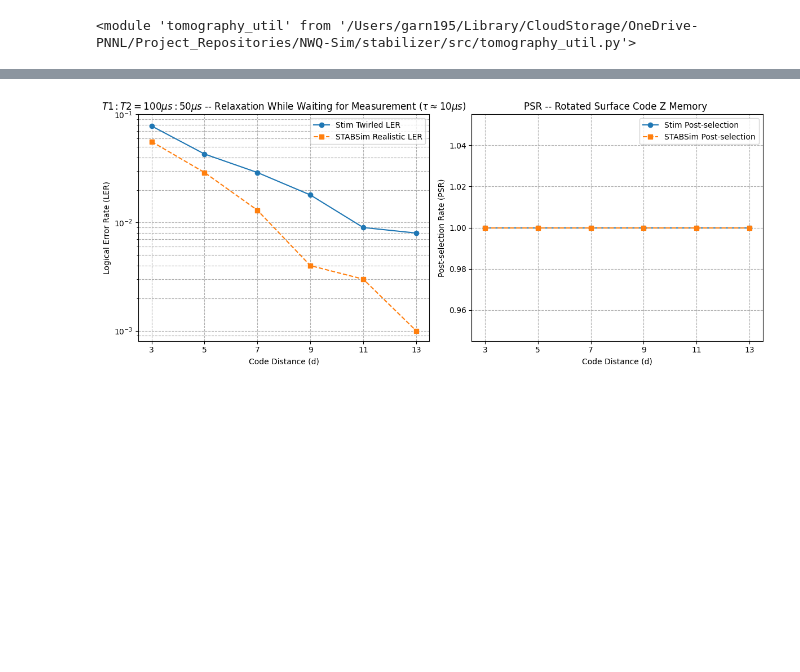
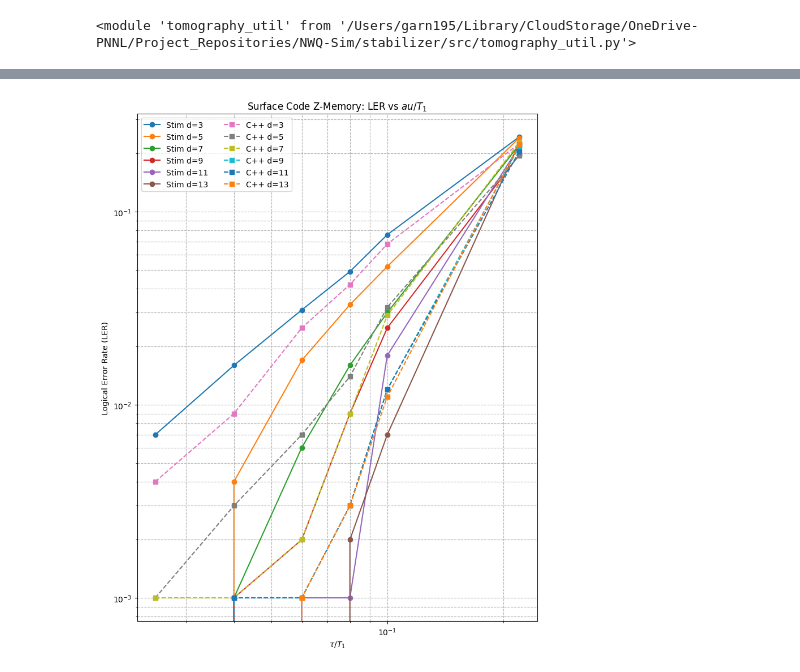
Before and after one commit to pnnl/NWQ-Sim, a Jupyter notebook: stabilizer/damping_work/surface_code_ler.ipynb, the cells around one changed output, grey strips where cells are left out. Saved outputs shown, nothing was run; the diff lists cells and outputs as text; code cells hidden in the pictures; blank space fills up the shorter version.

Commit message:
surface and bb code

```diff
--- a/stabilizer/damping_work/surface_code_ler.ipynb
+++ b/stabilizer/damping_work/surface_code_ler.ipynb
@@ -26,10 +26,10 @@ importlib.reload(tm)
 # Experiment Parameters
 SHOTS = 1000
 BASE_ERROR = 0.001
-DISTANCES = [3, 5, 7, 9, 11, 13]
+DISTANCES = np.array([3, 5, 7, 9, 11, 13])
 T1 = 10 ** -4
-T2 = 5 * 10 ** -5
-tau = 10**-5
+T2 = 10 ** -4
+tau = np.array([2.5*10**-6, 4*10**-6, 6*10**-6, 8*10**-6, 10**-5, 2.2*10**-5])
 lam = 1/T2 - 1/(2*T1)
 p_amp = 1 - np.exp(-tau/T1)
 p_phase = 1 - np.exp(-lam*tau)
@@ -224,33 +202,52 @@ KeyboardInterrupt:
 # %%
 # --- Plotting Results ---
-plt.figure(figsize=(12, 5))
+import matplotlib.colors as mcolors
+import colorsys
 
-# Plot 1: Logical Error Rate vs. Distance
-plt.subplot(1, 2, 1)
-plt.plot(DISTANCES, stim_logical_error_rates, 'o-', label='Stim Twirled LER')
-plt.plot(DISTANCES, cpp_logical_error_rates, 's--', label='STABSim Realistic LER')
-plt.xlabel("Code Distance (d)")
+plt.figure(figsize=(8, 10))
+
+x_vals = tau / T1
+
+# Helpers to lighten/darken base colors
+import numpy as np
+
+def lighten(color, factor=0.6):
+    # factor in (0,1]; smaller = lighter toward white; 0.6 is moderate
+    c = np.array(mcolors.to_rgb(color))
+    return tuple(1 - (1 - c) * factor)
+
+def darken(color, factor=0.8):
+    # factor in (0,1]; smaller = darker toward black; 0.8 is mild darken
+    c = np.array(mcolors.to_rgb(color))
+    return tuple(c * factor)
+
+cmap = plt.get_cmap('tab10')
+
+# Plot paired curves per distance using related colors
+for i, d in enumerate(DISTANCES):
+    base = cmap(i % cmap.N)
+    stim_color = lighten(base, 0.6)
+    cpp_color = darken(base, 0.8)
+
+    plt.plot(
+        x_vals, stim_results[d],
+        marker='o', linestyle='-', linewidth=1.8, markersize=5,
+        color=stim_color, label=f'Stim d={d}'
+    )
+    plt.plot(
+        x_vals, cpp_results[d],
+        marker='s', linestyle='--', linewidth=2.2, markersize=5,
+        color=cpp_color, label=f'C++ d={d}'
+    )
+
+plt.xlabel(r"$\tau / T_1$")
 plt.ylabel("Logical Error Rate (LER)")
-plt.title(r"$T1:T2=100\mu s:50\mu s$ -- Relaxation While Waiting for Measurement ($\tau \approx 10\mu s$)")
+plt.title("Surface Code Z-Memory: LER vs $\tau/T_1$")
+plt.xscale('log')
 plt.yscale('log')
-plt.yticks([10**-1, 10**-2, 10**-3])
-# plt.ylim(10**-10)
-plt.xticks(DISTANCES)
-plt.grid(True, which="both", ls="--")
-plt.legend()
-
-# Plot 2: Post-selection Rate vs. Distance
-plt.subplot(1, 2, 2)
-plt.plot(DISTANCES, stim_post_selection_rates, 'o-', label='Stim Post-selection')
-plt.plot(DISTANCES, cpp_post_selection_rates, 's--', label='STABSim Post-selection')
-plt.xlabel("Code Distance (d)")
-plt.ylabel("Post-selection Rate (PSR)")
-plt.title("PSR -- Rotated Surface Code Z Memory ")
-plt.xticks(DISTANCES)
-plt.grid(True, which="both", ls="--")
-plt.legend()
-
+plt.grid(True, which="both", ls="--", alpha=0.4)
+plt.legend(ncol=2)
 plt.tight_layout()
 plt.show()
 # %% [output]
-[figure, old version]
+[figure, new version]
```
Also changed, not shown: parts of 3 cells of this notebook, 5 other files.
